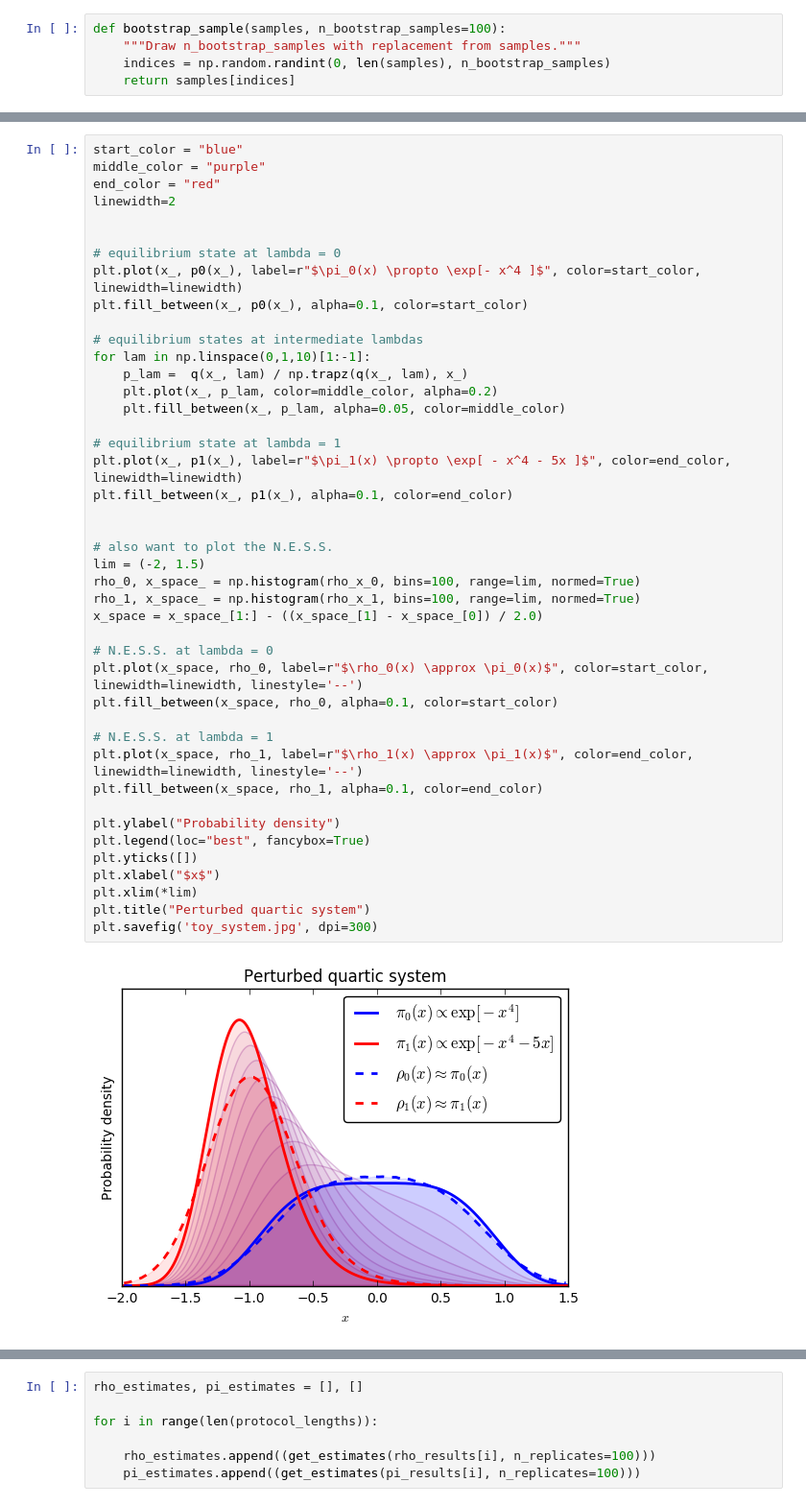
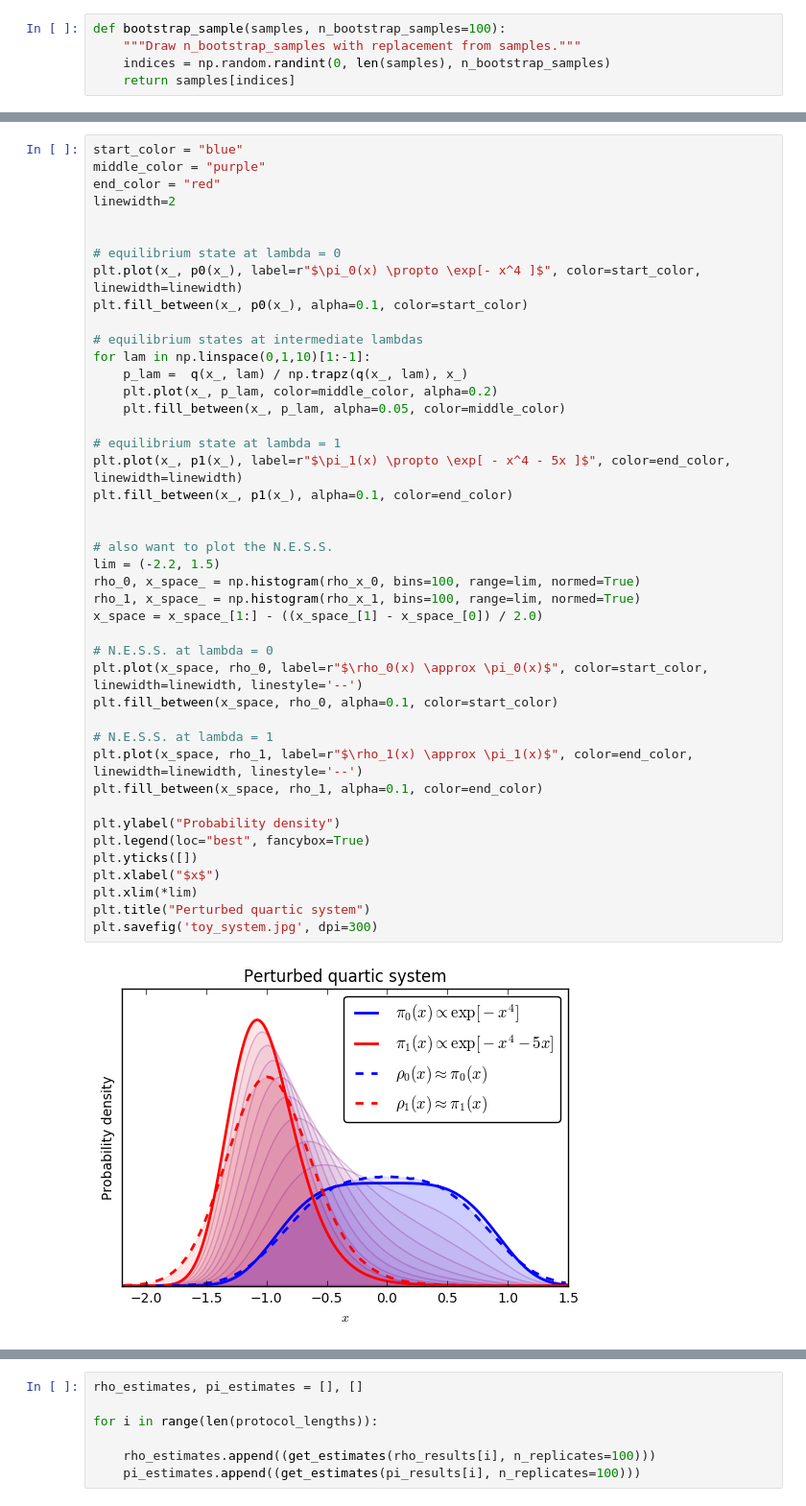
Before and after one commit to choderalab/importance-of-shadow-work, a Jupyter notebook: notebooks/Importance of shadow work- toy example.ipynb, the cells around one changed output, grey strips where cells are left out. Shown at 96% size. Drawn from its saved outputs; the diff is of its cells as text.

```diff
--- a/notebooks/Importance of shadow work- toy example.ipynb
+++ b/notebooks/Importance of shadow work- toy example.ipynb
@@ -358,32 +363,32 @@ for lam in np.linspace(0,1,10)[1:-1]:
     p_lam =  q(x_, lam) / np.trapz(q(x_, lam), x_)
     plt.plot(x_, p_lam, color=middle_color, alpha=0.2)
     plt.fill_between(x_, p_lam, alpha=0.05, color=middle_color)
 
 # equilibrium state at lambda = 1
 plt.plot(x_, p1(x_), label=r"$\pi_1(x) \propto \exp[ - x^4 - 5x ]$", color=end_color, linewidth=linewidth)
 plt.fill_between(x_, p1(x_), alpha=0.1, color=end_color)
 
 
 # also want to plot the N.E.S.S.
-lim = (-2, 1.5)
+lim = (-2.2, 1.5)
 rho_0, x_space_ = np.histogram(rho_x_0, bins=100, range=lim, normed=True)
 rho_1, x_space_ = np.histogram(rho_x_1, bins=100, range=lim, normed=True)
 x_space = x_space_[1:] - ((x_space_[1] - x_space_[0]) / 2.0)
 
 # N.E.S.S. at lambda = 0
 plt.plot(x_space, rho_0, label=r"$\rho_0(x) \approx \pi_0(x)$", color=start_color, linewidth=linewidth, linestyle='--')
 plt.fill_between(x_space, rho_0, alpha=0.1, color=start_color)
 
 # N.E.S.S. at lambda = 1
 plt.plot(x_space, rho_1, label=r"$\rho_1(x) \approx \pi_1(x)$", color=end_color, linewidth=linewidth, linestyle='--')
 plt.fill_between(x_space, rho_1, alpha=0.1, color=end_color)
 
 plt.ylabel("Probability density")
 plt.legend(loc="best", fancybox=True)
 plt.yticks([])
 plt.xlabel("$x$")
 plt.xlim(*lim)
 plt.title("Perturbed quartic system")
 plt.savefig('toy_system.jpg', dpi=300)
 # %% [output]
-[figure, old version]
+[figure, new version]
```
Also changed, not shown: parts of 9 cells of this notebook, 5 other files.
